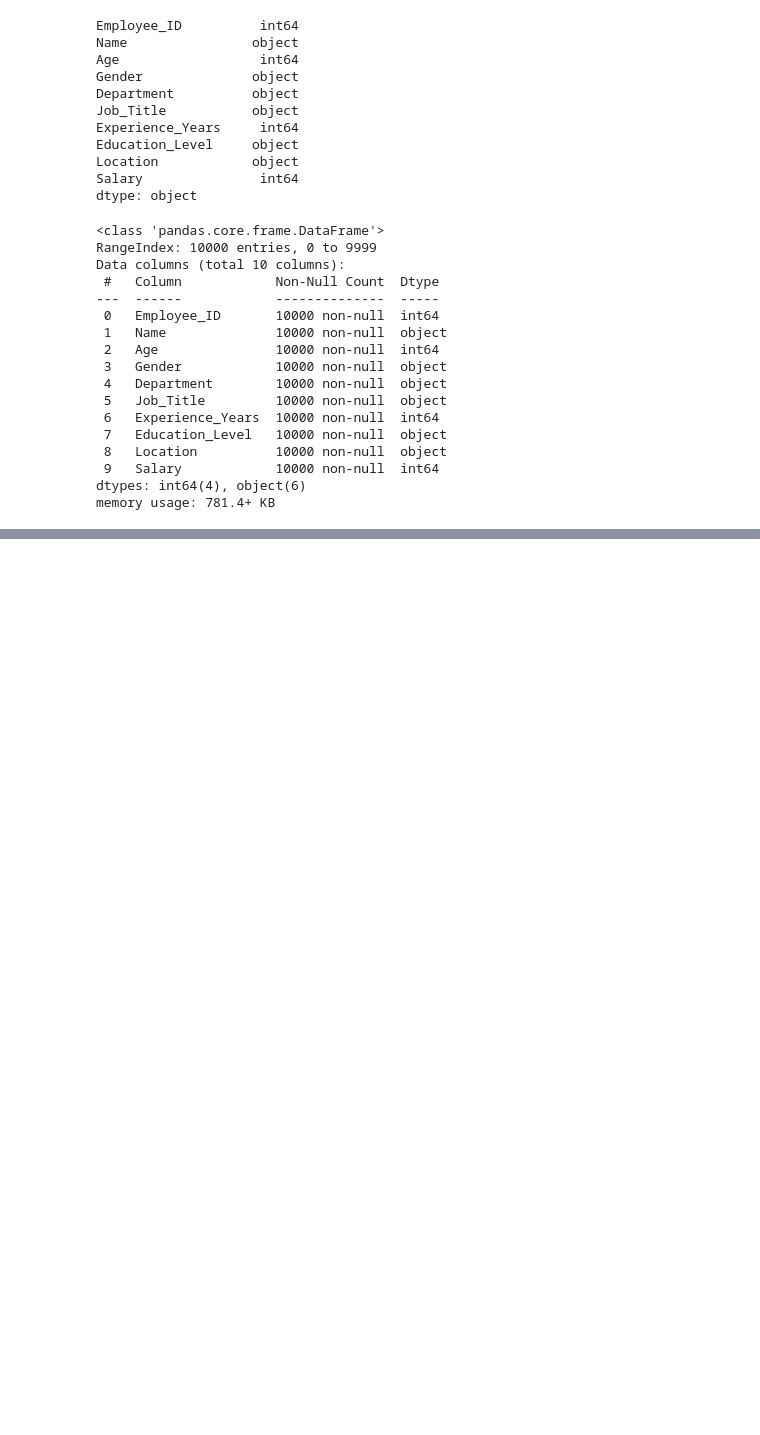
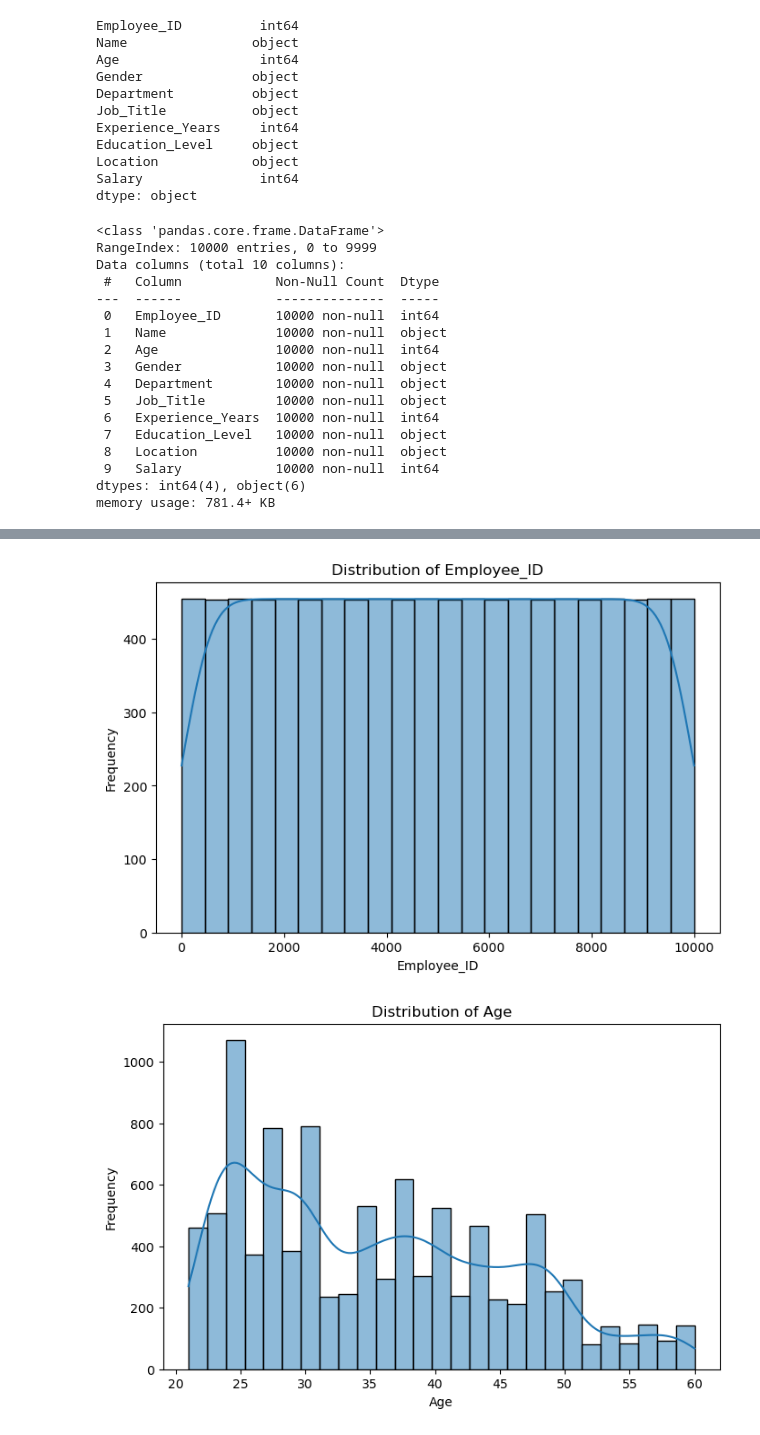
Before and after one commit to MboyaMeshack/Statistics-and-Data-Analysis, a Jupyter notebook: Data-Understanding.ipynb, the cells around one changed output, grey strips where cells are left out. Drawn from its saved outputs; the diff is of its cells as text; code cells hidden in the pictures; blank space fills up the shorter version.

Commit message:
Continuation of Data Understanding

```diff
--- a/Data-Understanding.ipynb
+++ b/Data-Understanding.ipynb
@@ -98,0 +132,12 @@ memory usage: 781.4+ KB
+# %%
+# Classify Variables
+# First, separate numerical and categorical variables automatically:
+
+categorical_columns = df.select_dtypes(include="object").columns
+numerical_columns = df.select_dtypes(include=np.number).columns
+
+print("Categorical Variables:")
+print(categorical_columns)
+
+print("\nNumerical Variables:")
+print(numerical_columns)
@@ -98,0 +165,12 @@ memory usage: 781.4+ KB
+# %%
+# Examine Data Distribution for Numerical variables
+for column in numerical_columns:
+    plt.figure(figsize=(8, 5))
+    sns.histplot(data=df, x=column, kde=True)
+    plt.title(f"Distribution of {column}")
+    plt.xlabel(column)
+    plt.ylabel("Frequency")
+    plt.show()
+# %% [output]
+[figure, added]
+[figure, added]
```
Also changed, not shown: parts of 9 cells of this notebook.
